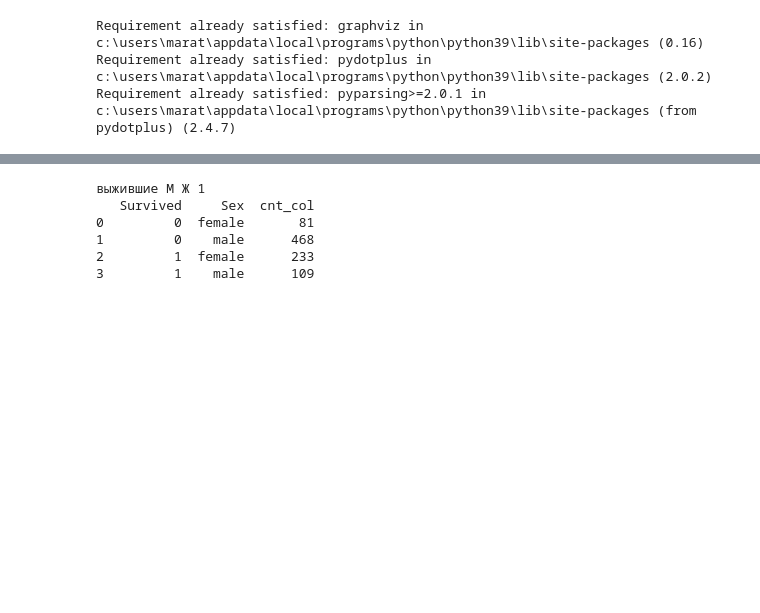
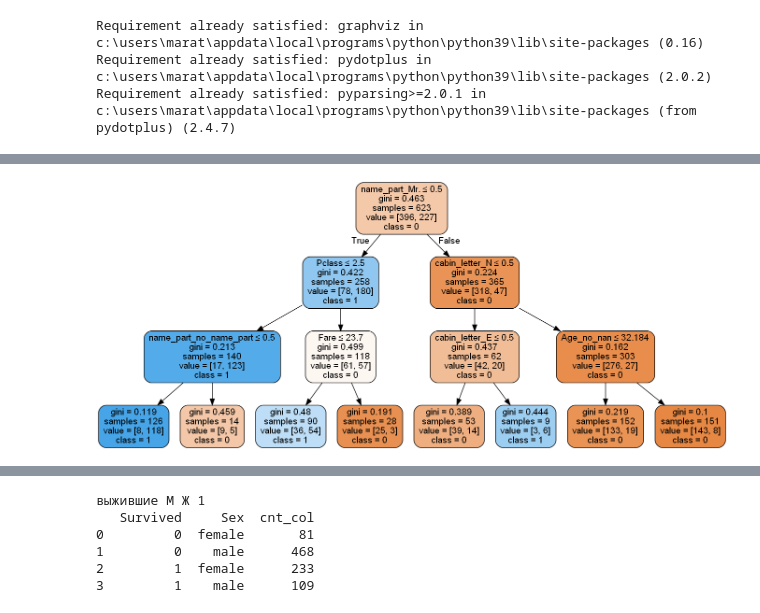
Before and after one commit to MaratJilikbaev/kaggle_titanic, a Jupyter notebook: fresh_start_for_kaggle_group.ipynb, the cells around one changed output, grey strips where cells are left out. Drawn from its saved outputs; the diff is of its cells as text; code cells hidden in the pictures; blank space fills up the shorter version.

Commit message:
finished working with DT classifier

```diff
--- a/fresh_start_for_kaggle_group.ipynb
+++ b/fresh_start_for_kaggle_group.ipynb
@@ -565,0 +562,14 @@ InvocationException: GraphViz's executables not found
+# %%
+clf = DecisionTreeClassifier(max_depth=3)
+clf = clf.fit(X_train,y_train)
+y_pred = clf.predict(X_test)
+
+dot_data = StringIO()
+export_graphviz(clf, out_file=dot_data,
+                filled=True, rounded=True,
+                special_characters=True,feature_names = feature_cols,class_names=['0','1'])
+graph = pydotplus.graph_from_dot_data(dot_data.getvalue())
+graph.write_png('DTree_depth_LT_3.png')
+Image(graph.create_png())
+# %% [output]
+[figure, added]
```
Also changed, not shown: parts of 10 cells of this notebook, 6 other files.
